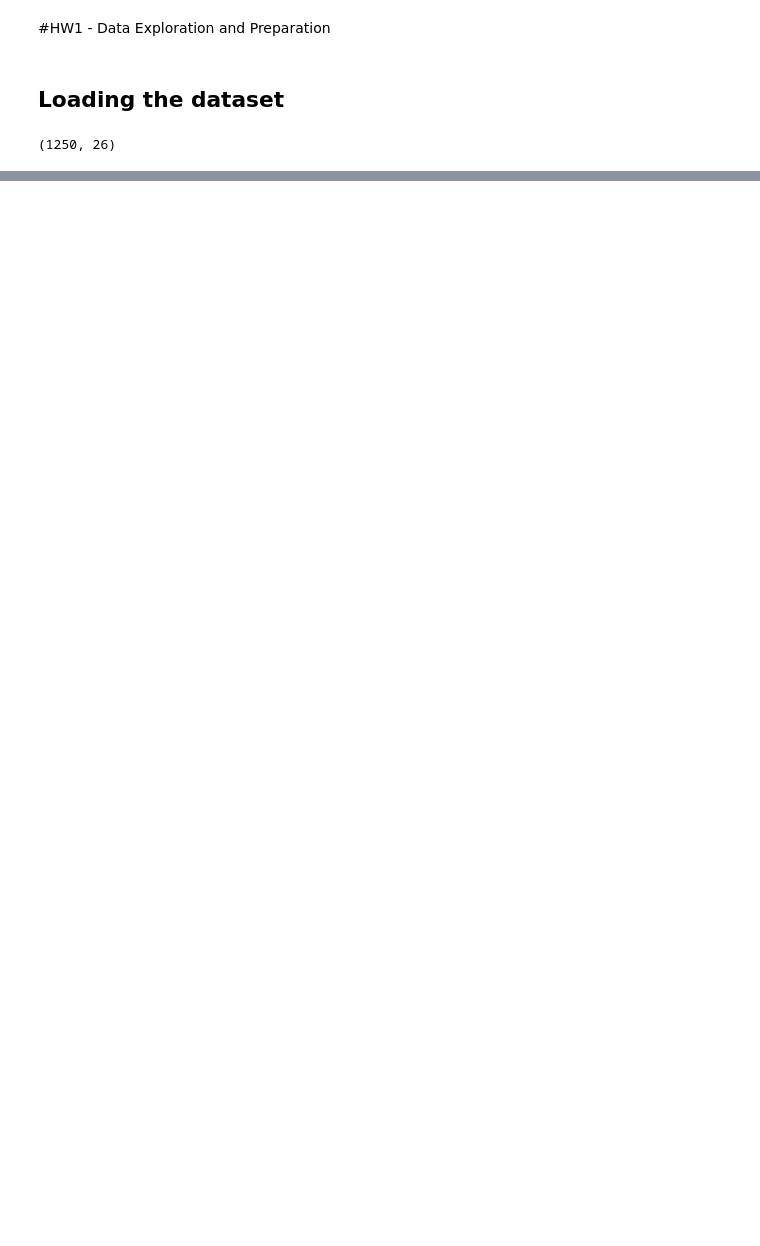
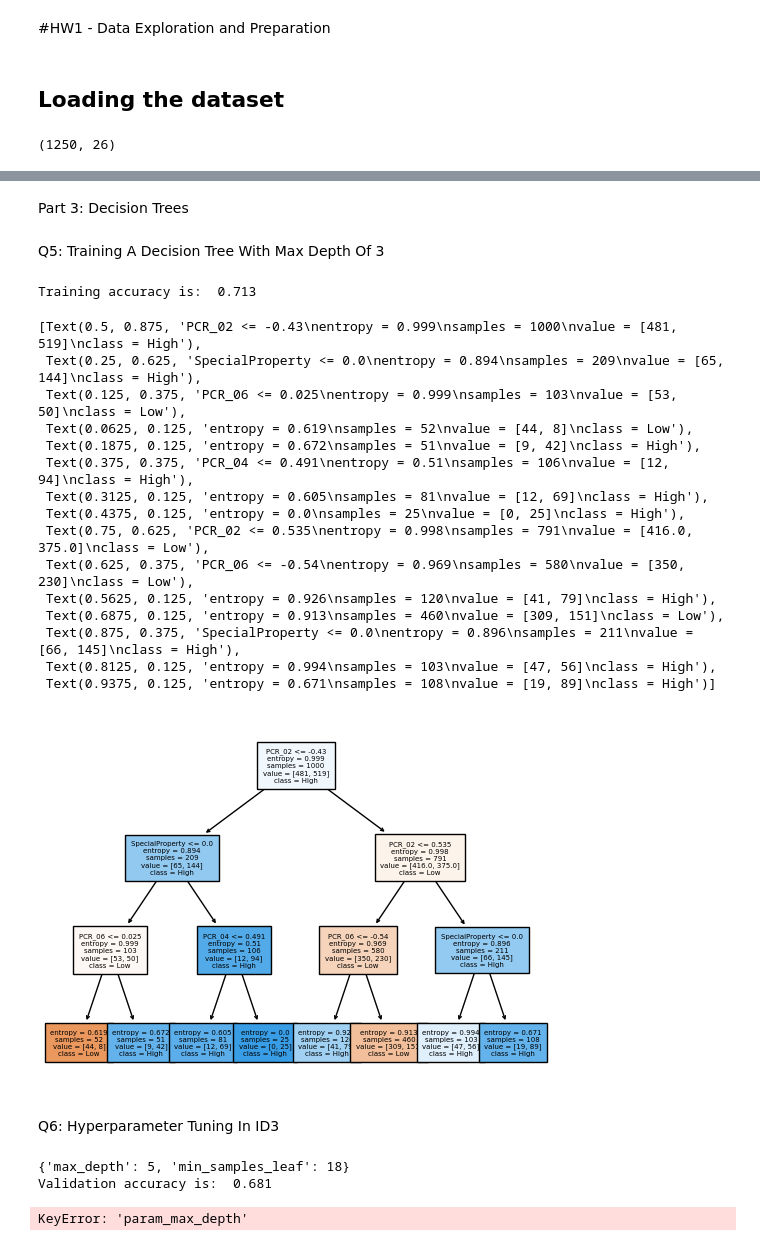
Before and after one commit to YonatanRozen/IML_MAJOR2, a Jupyter notebook: Major_HW2.ipynb, the cells around one changed output, grey strips where cells are left out. Cells and saved outputs as stored; diff of their text form; code cells hidden in the pictures; blank space fills up the shorter version.

```diff
--- a/Major_HW2.ipynb
+++ b/Major_HW2.ipynb
@@ -206,0 +270,62 @@ NameError: name 'data_train_original' is not defined
+# %% [markdown]
+Part 3: Decision Trees
+# %% [markdown]
+Q5: Training A Decision Tree With Max Depth Of 3
+# %%
+from sklearn.tree import DecisionTreeClassifier
+from sklearn.tree import plot_tree
+
+# Create a decision tree classifier
+id3_dt = DecisionTreeClassifier(random_state=25, max_depth=3, criterion='entropy')
+
+temp_df = train_df_preprocessed.drop('risk', axis=1)
+
+# Fit the classifier to the training data
+id3_dt.fit(temp_df, train_df_preprocessed['risk'])
+
+print("Training accuracy is: ", id3_dt.score(temp_df, train_df_preprocessed['risk']))
+
+# Visualize the decision tree
+plot_tree(id3_dt, feature_names=temp_df.columns, class_names=['Low', 'High'], filled=True, fontsize=5)
+# %% [output]
+Training accuracy is:  0.713
+[Text(0.5, 0.875, 'PCR_02 <= -0.43\nentropy = 0.999\nsamples = 1000\nvalue = [481, 519]\nclass = High'),
+ Text(0.25, 0.625, 'SpecialProperty <= 0.0\nentropy = 0.894\nsamples = 209\nvalue = [65, 144]\nclass = High'),
+ Text(0.125, 0.375, 'PCR_06 <= 0.025\nentropy = 0.999\nsamples = 103\nvalue = [53, 50]\nclass = Low'),
+ Text(0.0625, 0.125, 'entropy = 0.619\nsamples = 52\nvalue = [44, 8]\nclass = Low'),
+ Text(0.1875, 0.125, 'entropy = 0.672\nsamples = 51\nvalue = [9, 42]\nclass = High'),
+ Text(0.375, 0.375, 'PCR_04 <= 0.491\nentropy = 0.51\nsamples = 106\nvalue = [12, 94]\nclass = High'),
+ Text(0.3125, 0.125, 'entropy = 0.605\nsamples = 81\nvalue = [12, 69]\nclass = High'),
+ Text(0.4375, 0.125, 'entropy = 0.0\nsamples = 25\nvalue = [0, 25]\nclass = High'),
+ Text(0.75, 0.625, 'PCR_02 <= 0.535\nentropy = 0.998\nsamples = 791\nvalue = [416.0, 375.0]\nclass = Low'),
+ Text(0.625, 0.375, 'PCR_06 <= -0.54\nentropy = 0.969\nsamples = 580\nvalue = [350, 230]\nclass = Low'),
+ Text(0.5625, 0.125, 'entropy = 0.926\nsamples = 120\nvalue = [41, 79]\nclass = High'),
+ Text(0.6875, 0.125, 'entropy = 0.913\nsamples = 460\nvalue = [309, 151]\nclass = Low'),
+ Text(0.875, 0.375, 'SpecialProperty <= 0.0\nentropy = 0.896\nsamples = 211\nvalue = [66, 145]\nclass = High'),
+ Text(0.8125, 0.125, 'entropy = 0.994\nsamples = 103\nvalue = [47, 56]\nclass = High'),
+ Text(0.9375, 0.125, 'entropy = 0.671\nsamples = 108\nvalue = [19, 89]\nclass = High')]
+[figure, added]
+# %% [markdown]
+Q6: Hyperparameter Tuning In ID3
+# %%
+from sklearn.model_selection import GridSearchCV
+
+# Set parameters for grid search
+parameters = {'max_depth': list(range(1, 6)), 'min_samples_leaf': list(range(1, 21))}
+
+dt_id3 = DecisionTreeClassifier(criterion='entropy', random_state=25)
+cv_results = GridSearchCV(dt_id3, parameters, cv=2, return_train_score=True)
+cv_results.fit(temp_df, train_df_preprocessed['risk'])
+
+print(cv_results.best_params_)
+print("Validation accuracy is: ", cv_results.best_score_)
+
+# Plot a heat map of the validation accuracy as a function of the best hyperparameters
+cv_results_df = pd.DataFrame(cv_results.cv_results_)
+cv_results_df.rename(columns={'param_max_depth': 'max_depth', 'param_min_samples_leaf': 'min_samples_leaf'}, inplace=True)
+cv_results_df = cv_results_df.pivot(index='max_depth', columns='min_samples_leaf', values='mean_train_score')
+sns.heatmap(cv_results_df, annot=False, cmap='viridis')
+# %% [output]
+{'max_depth': 5, 'min_samples_leaf': 18}
+Validation accuracy is:  0.681
+KeyError: 'param_max_depth'
```
Also changed, not shown: parts of 8 cells of this notebook.
